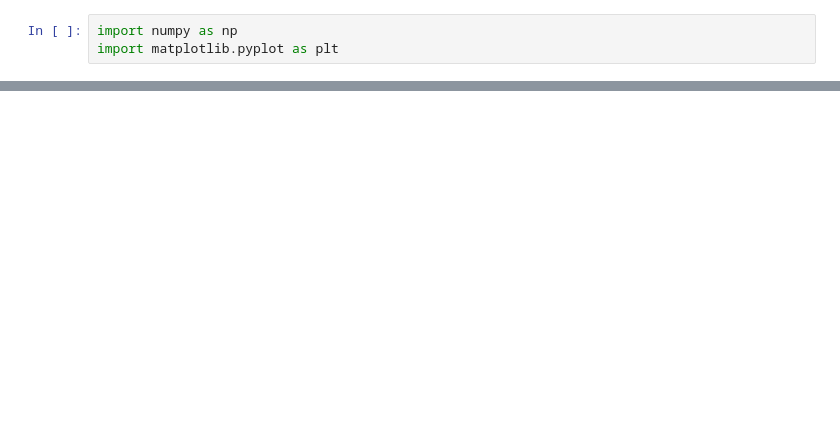
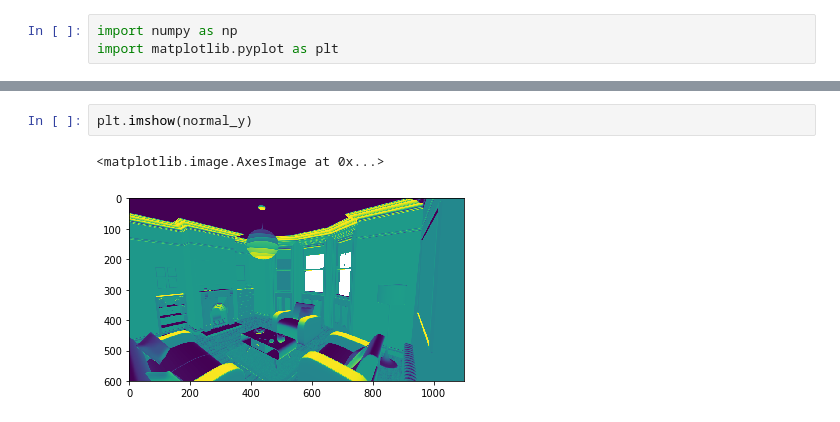
Before and after one commit to Arjun-Arora/CS348B_project, a Jupyter notebook: project/Untitled.ipynb, the cells around one changed output, grey strips where cells are left out. Saved outputs shown, nothing was run; the diff lists cells and outputs as text; blank space fills up the shorter version.

```diff
--- a/project/Untitled.ipynb
+++ b/project/Untitled.ipynb
@@ -51,0 +28,5 @@ plt.imshow(depth_map , cmap='gray')
+# %%
+plt.imshow(normal_y)
+# %% [output]
+<matplotlib.image.AxesImage at 0x...>
+[figure, added]
```
Also changed, not shown: parts of 10 cells of this notebook, 12 other files.
